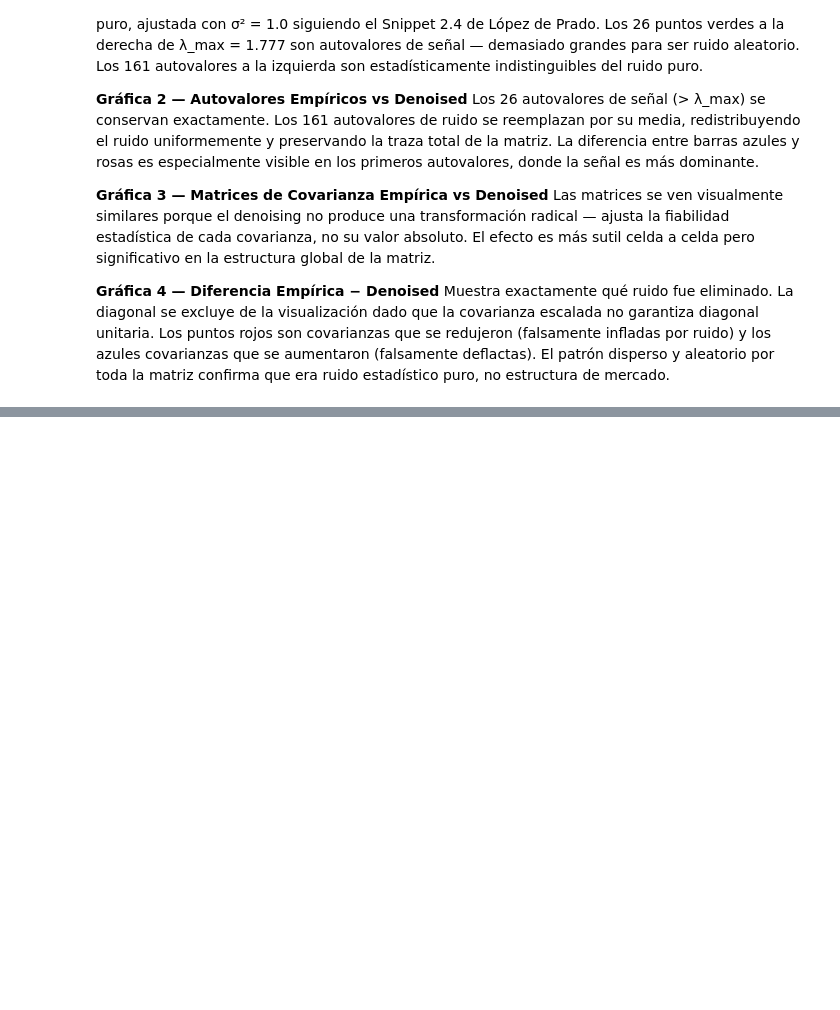
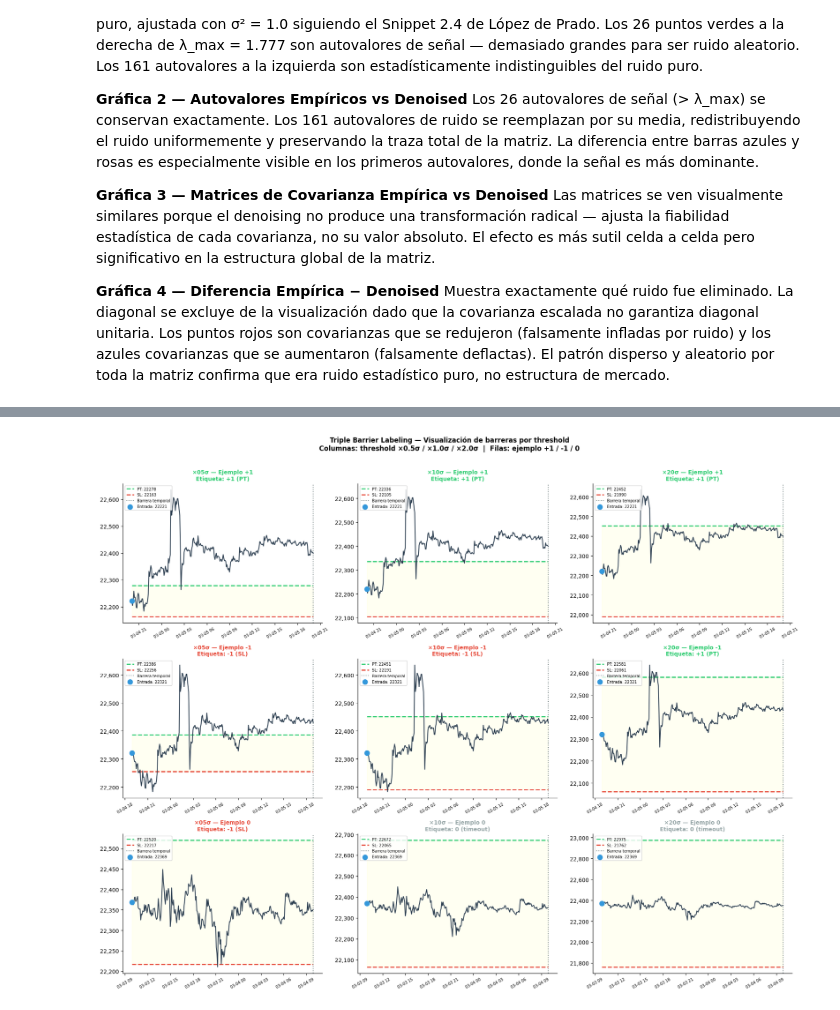
Before and after one commit to mirdbg/Analyzing_5mindata, a Jupyter notebook: Notebook (1).ipynb, the cells around one changed output, grey strips where cells are left out. Drawn from its saved outputs; the diff is of its cells as text; code cells hidden in the pictures; blank space fills up the shorter version.

```diff
--- a/Notebook (1).ipynb
+++ b/Notebook (1).ipynb
@@ -672,0 +1059,84 @@ estadístico puro, no estructura de mercado.
+# %%
+# ============================================================
+# CELDA 4.6 — Visualización: precio + barreras en ejemplos concretos
+# ============================================================
+
+def plot_triple_barrier_example(
+    df_r: pd.DataFrame,
+    df_clean: pd.DataFrame,
+    start_idx: int,
+    pt_sl: list[float],
+    ax: plt.Axes,
+    titulo: str,
+):
+    """
+    Dibuja el precio en una ventana temporal con las tres barreras
+    para una observación concreta.
+    """
+    t1_idx  = min(start_idx + BARRAS_TEMP, len(df_clean) - 1)
+    p0      = df_clean.at[start_idx, 'close']
+    vol_0   = df_clean.at[start_idx, 'volatilidad']
+
+    # Path de precios en la ventana
+    price_window = df_clean.loc[start_idx:t1_idx, 'close']
+    times_window = df_clean.loc[start_idx:t1_idx, 'open_time']
+
+    # Niveles de barrera (constantes desde el punto de entrada)
+    pt_level = p0 * (1 + pt_sl[0] * vol_0)
+    sl_level = p0 * (1 - pt_sl[1] * vol_0)
+
+    # Etiqueta real de este punto
+    label_val = df_r.at[start_idx, 'label'] if start_idx in df_r.index else None
+    label_str = {1: '+1 (PT)', -1: '-1 (SL)', 0: '0 (timeout)'}.get(label_val, '?')
+    color_label = {1: '#2ecc71', -1: '#e74c3c', 0: '#95a5a6'}.get(label_val, 'gray')
+
+    # Dibujar precio
+    ax.plot(times_window, price_window, color='#2c3e50', lw=1.5, zorder=3)
+
+    # Barreras horizontales
+    t_arr = [times_window.iloc[0], times_window.iloc[-1]]
+    ax.hlines(pt_level, *t_arr, colors='#2ecc71', ls='--', lw=2, label=f'PT: {pt_level:.0f}')
+    ax.hlines(sl_level, *t_arr, colors='#e74c3c', ls='--', lw=2, label=f'SL: {sl_level:.0f}')
+    ax.axvline(times_window.iloc[-1], color='#7f8c8d', ls=':', lw=1.5, label='Barrera temporal')
+
+    # Punto de entrada
+    ax.scatter(times_window.iloc[0], p0, color='#3498db', s=80, zorder=5, label=f'Entrada: {p0:.0f}')
+
+    # Zona entre barreras
+    ax.fill_between(times_window, sl_level, pt_level, alpha=0.05, color='yellow')
+
+    ax.set_title(f'{titulo}\nEtiqueta: {label_str}', fontsize=10, fontweight='bold', color=color_label)
+    ax.legend(fontsize=7, loc='upper left')
+    ax.yaxis.set_major_formatter(plt.FuncFormatter(lambda x, _: f'{x:,.0f}'))
+    ax.tick_params(axis='x', labelrotation=30, labelsize=7)
+    ax.spines[['top', 'right']].set_visible(False)
+
+
+# Buscar un ejemplo representativo de cada etiqueta en threshold 1.0
+df_10 = resultados['pt_sl_10']
+idx_p1 = df_10[df_10['label'] ==  1].index[100]  # ejemplo de +1
+idx_m1 = df_10[df_10['label'] == -1].index[100]  # ejemplo de -1
+idx_00 = df_10[df_10['label'] ==  0].index[100]  # ejemplo de 0
+
+fig, axes = plt.subplots(3, 3, figsize=(18, 14))
+
+for col, (nombre, pt_sl_vals) in enumerate(zip(
+    ['pt_sl_05', 'pt_sl_10', 'pt_sl_20'],
+    [[0.5, 0.5], [1.0, 1.0], [2.0, 2.0]]
+)):
+    df_r = resultados[nombre]
+    for row, (start_idx, expected_label) in enumerate([(idx_p1, '+1'), (idx_m1, '-1'), (idx_00, '0')]):
+        ax = axes[row][col]
+        tit = f'{nombre.replace("pt_sl_","×").replace("_",".")}σ — Ejemplo {expected_label}'
+        plot_triple_barrier_example(df_r, df_clean, start_idx, pt_sl_vals, ax, tit)
+
+fig.suptitle(
+    'Triple Barrier Labeling — Visualización de barreras por threshold\n'
+    'Columnas: threshold ×0.5σ / ×1.0σ / ×2.0σ  |  Filas: ejemplo +1 / -1 / 0',
+    fontsize=12, fontweight='bold', y=1.01,
+)
+plt.tight_layout()
+plt.savefig('tecnica4_ejemplos_barreras.png', dpi=150, bbox_inches='tight')
+plt.show()
+# %% [output]
+[figure, added]
```
Also changed, not shown: parts of 12 cells of this notebook.
